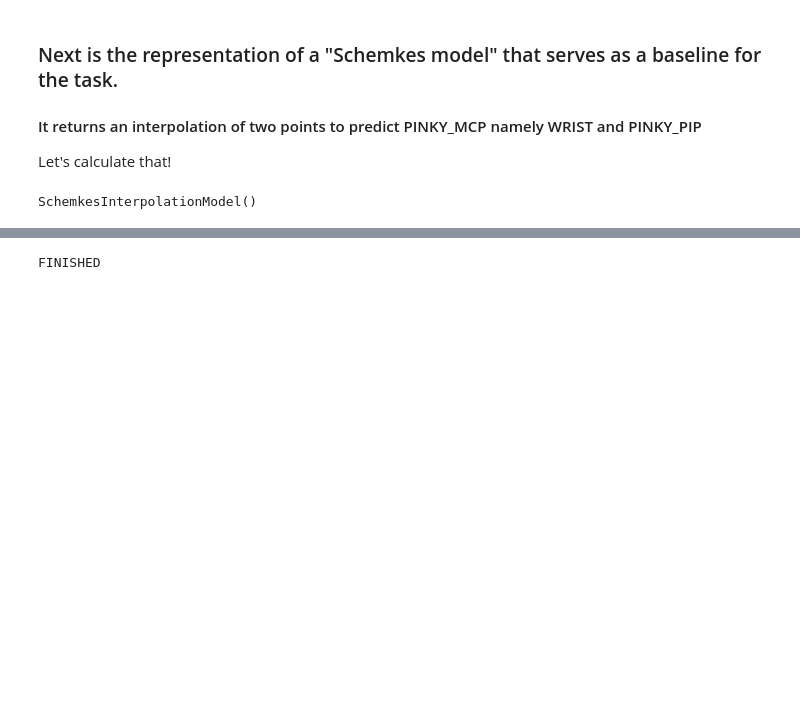
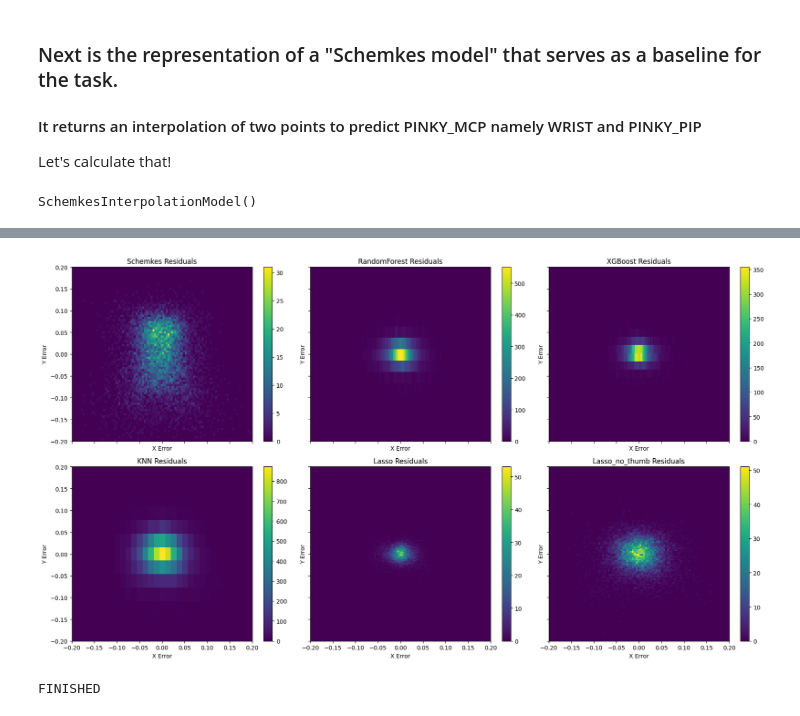
Before and after one commit to MarekTran/hypothenar-inferrence, a Jupyter notebook: main.ipynb, the cells around one changed output, grey strips where cells are left out. Saved outputs shown, nothing was run; the diff lists cells and outputs as text; code cells hidden in the pictures; blank space fills up the shorter version.

```diff
--- a/main.ipynb
+++ b/main.ipynb
@@ -1691,3 +1848,32 @@ for metric in metrics:
+# %%
+# Assuming tuned_models, tuned_models_names, and residuals are already defined
+
+# Create subplots with shared scales
+fig, axes = plt.subplots(2, 3, figsize=(18, 10), sharex=True, sharey=True)
+axes = axes.flatten()
+
+for i in range(len(tuned_models)):
+    ax = axes[i]
+    # Using hist2d for heatmap-like representation
+    _, _, _, im = ax.hist2d(residuals[i][:, 0], residuals[i][:, 1], bins=100, cmap='viridis')
+    ax.set_xlabel('X Error')
+    ax.set_ylabel('Y Error')
+    ax.set_title(f'{tuned_models_names[i]} Residuals')
+    ax.set_xlim(-0.2, 0.2)  # Setting x-limits to [-0.25, 0.25]
+    ax.set_ylim(-0.2, 0.2)  # Setting y-limits to [-0.25, 0.25]
+    fig.colorbar(im, ax=ax)  # Adding a colorbar to each subplot
+    # Fill the white background inside plot with lowest viridis color #440154
+    ax.patch.set_facecolor('#440154')
+
+
+    # ax.patch.set_facecolor('black')
+
+plt.tight_layout()
+# Save the plot
+plt.savefig('plots/residuals_heatmap.png')
+plt.show()
+# %% [output]
+[figure, added]
 # %%
 print("FINISHED")
 # %% [output]
```
Also changed, not shown: parts of 57 cells of this notebook, 3 other files.
